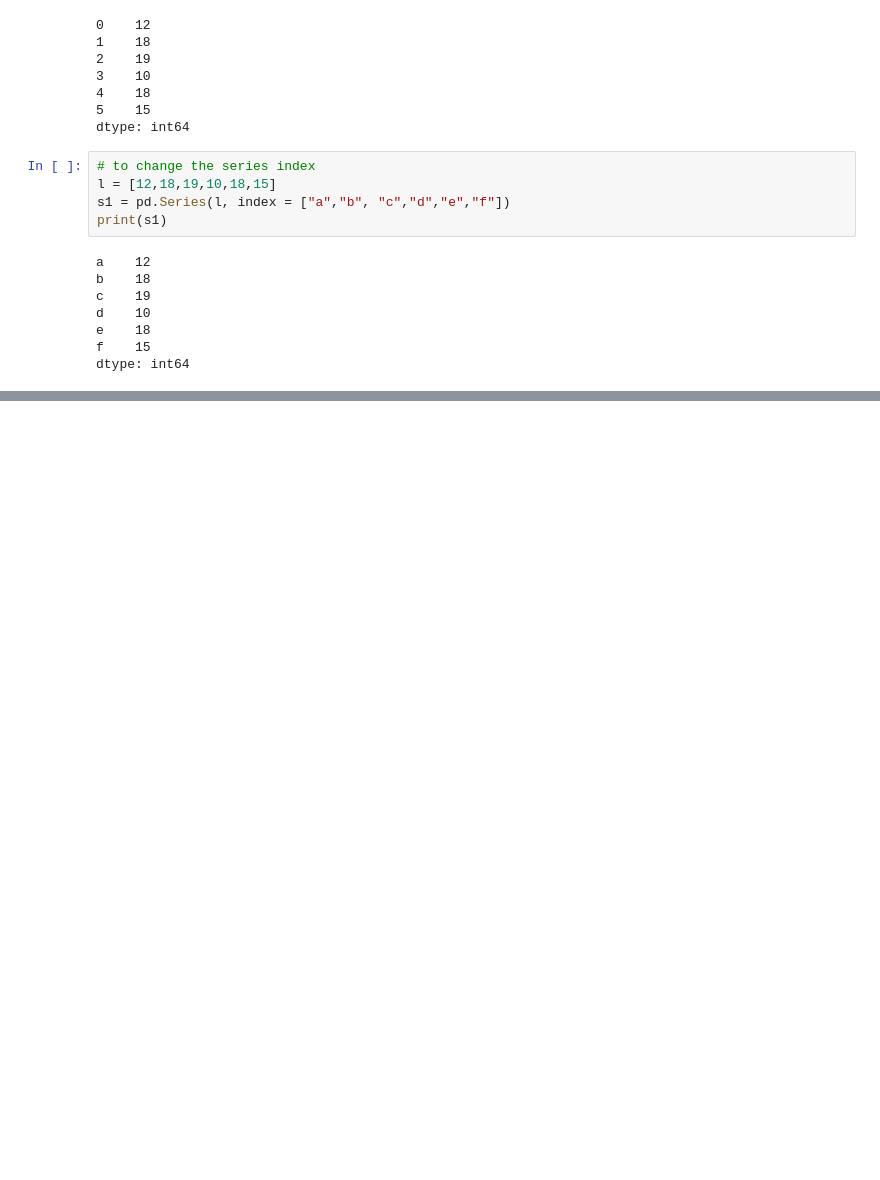
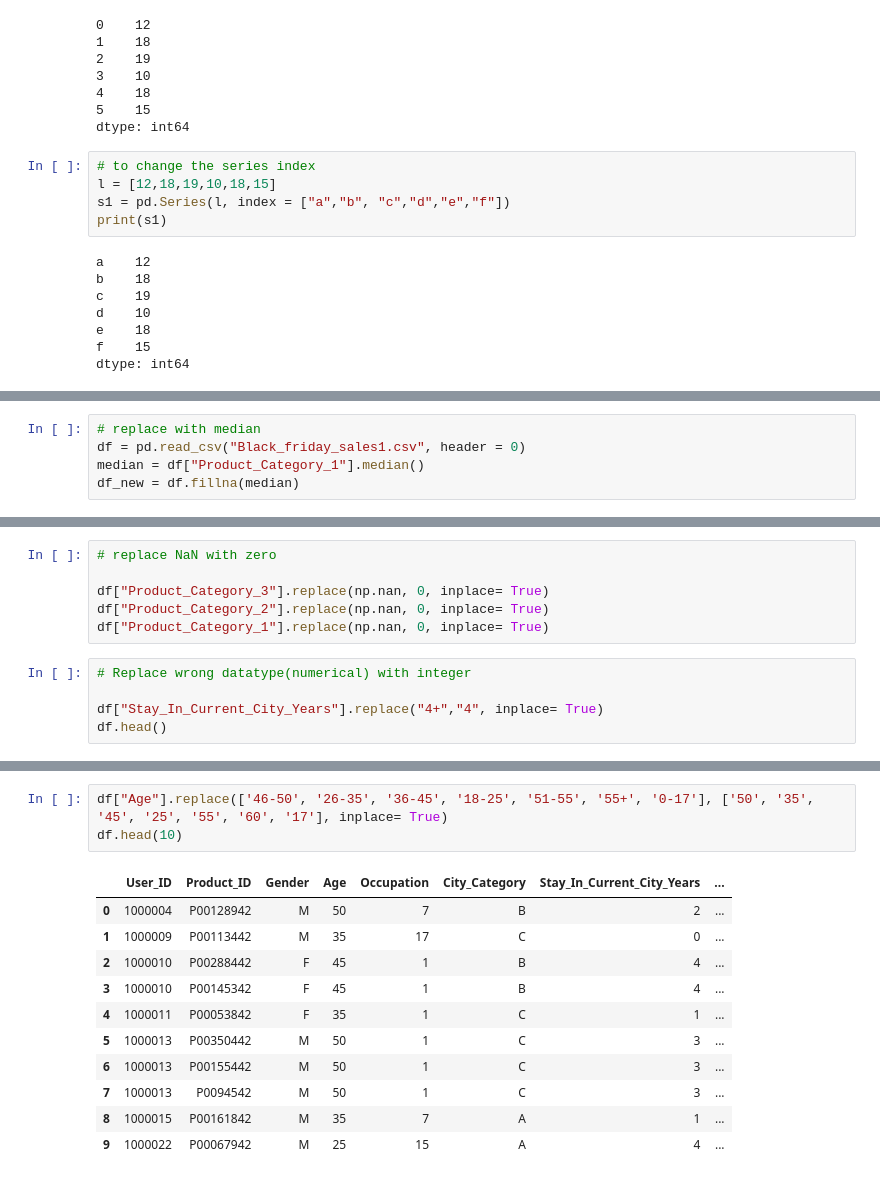
Before and after one commit to luch91/DATA-ANALYTICS-PYTHON, a Jupyter notebook: Pandas/cleaning.ipynb, the cells around one changed output, grey strips where cells are left out. Cells and saved outputs as stored; diff of their text form; blank space fills up the shorter version.

```diff
--- a/Pandas/cleaning.ipynb
+++ b/Pandas/cleaning.ipynb
@@ -75,0 +172,5 @@ dtype: int64
+# %%
+# replace with median
+df = pd.read_csv("Black_friday_sales1.csv", header = 0)
+median = df["Product_Category_1"].median()
+df_new = df.fillna(median)
@@ -75,0 +181,11 @@ dtype: int64
+# %%
+# replace NaN with zero
+
+df["Product_Category_3"].replace(np.nan, 0, inplace= True)
+df["Product_Category_2"].replace(np.nan, 0, inplace= True)
+df["Product_Category_1"].replace(np.nan, 0, inplace= True)
+# %%
+# Replace wrong datatype(numerical) with integer
+
+df["Stay_In_Current_City_Years"].replace("4+","4", inplace= True)
+df.head()
@@ -75,0 +206,15 @@ dtype: int64
+# %%
+df["Age"].replace(['46-50', '26-35', '36-45', '18-25', '51-55', '55+', '0-17'], ['50', '35', '45', '25', '55', '60', '17'], inplace= True)
+df.head(10)
+# %% [output]
+|  | User_ID | Product_ID | Gender | Age | Occupation | City_Category | Stay_In_Current_City_Years | ... |
+| 0 | 1000004 | P00128942 | M | 50 | 7 | B | 2 | ... |
+| 1 | 1000009 | P00113442 | M | 35 | 17 | C | 0 | ... |
+| 2 | 1000010 | P00288442 | F | 45 | 1 | B | 4 | ... |
+| 3 | 1000010 | P00145342 | F | 45 | 1 | B | 4 | ... |
+| 4 | 1000011 | P00053842 | F | 35 | 1 | C | 1 | ... |
+| 5 | 1000013 | P00350442 | M | 50 | 1 | C | 3 | ... |
+| 6 | 1000013 | P00155442 | M | 50 | 1 | C | 3 | ... |
+| 7 | 1000013 | P0094542 | M | 50 | 1 | C | 3 | ... |
+| 8 | 1000015 | P00161842 | M | 35 | 7 | A | 1 | ... |
+| 9 | 1000022 | P00067942 | M | 25 | 15 | A | 4 | ... |
```
Also changed, not shown: parts of 15 cells of this notebook.
